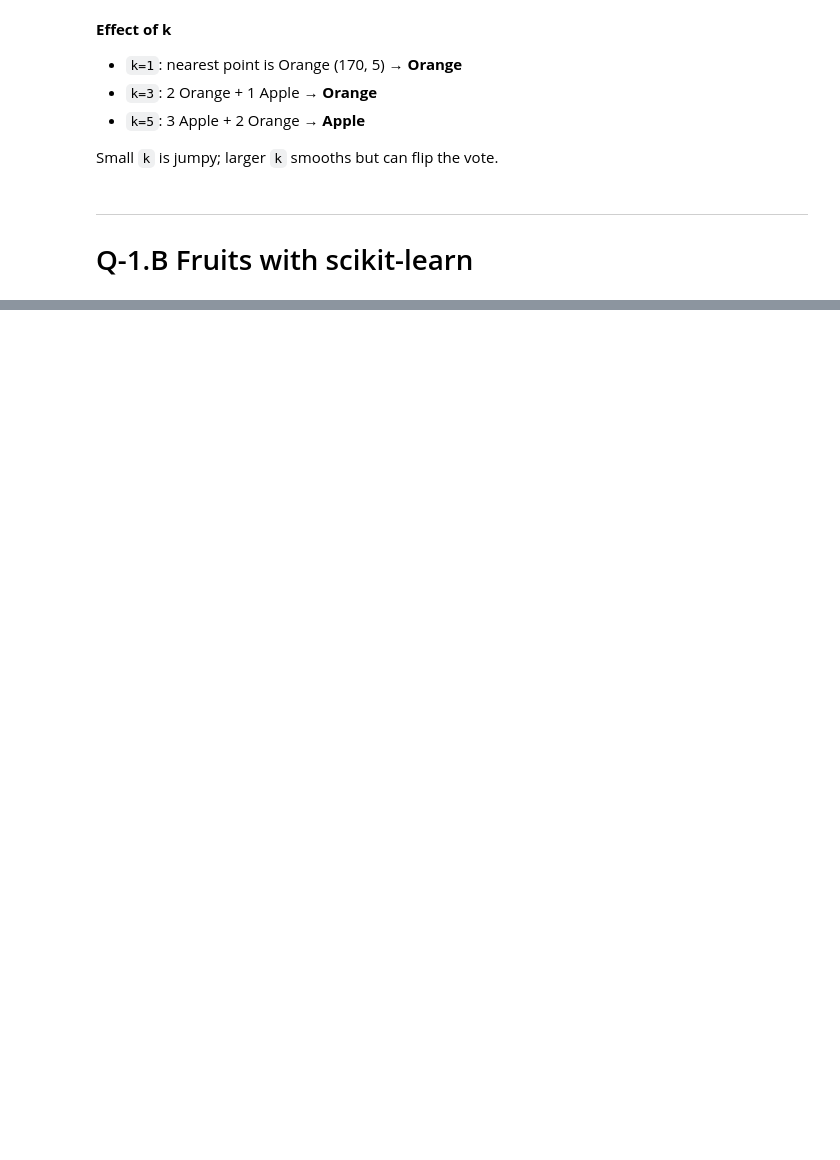
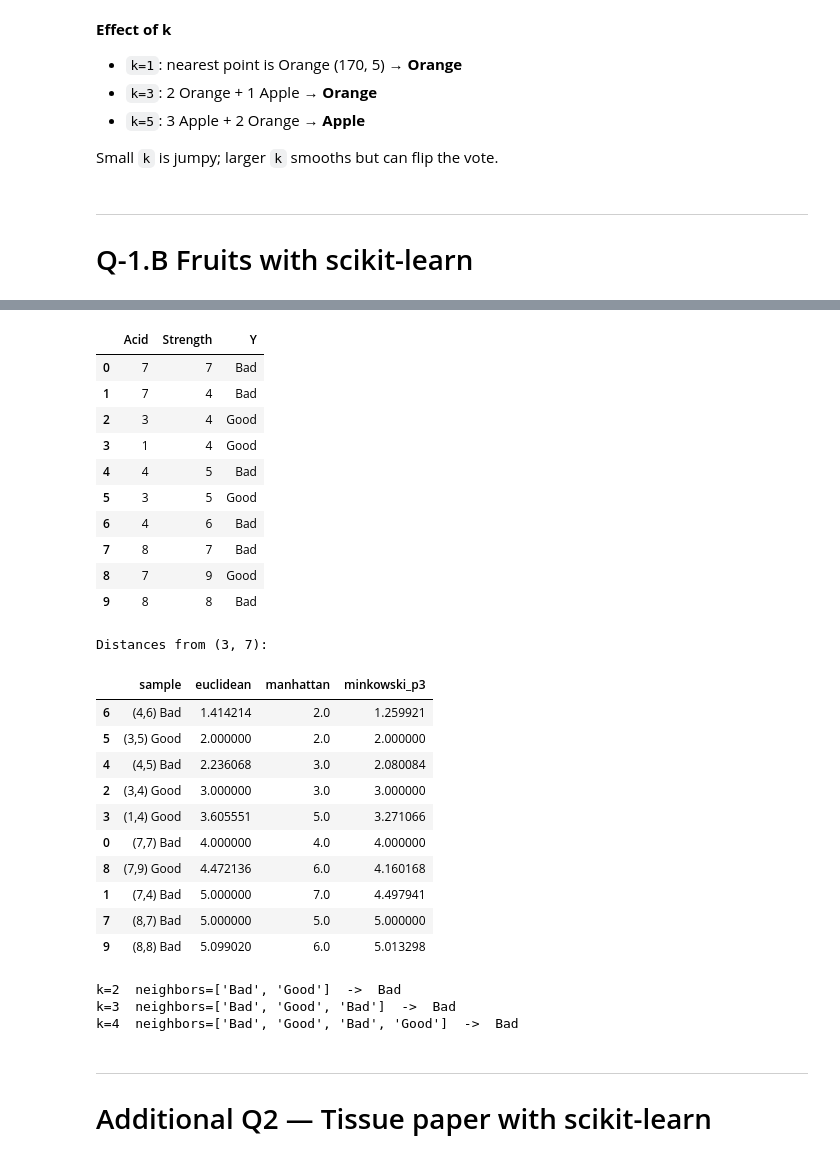
Before and after one commit to madhavasthana-oss/Machine-Learning, a Jupyter notebook: Lab8/lab8.ipynb, the cells around one changed output, grey strips where cells are left out. Cells and saved outputs as stored; diff of their text form; code cells hidden in the pictures; blank space fills up the shorter version.

```diff
--- a/Lab8/lab8.ipynb
+++ b/Lab8/lab8.ipynb
@@ -187,0 +374,46 @@ plt.show()
+# %%
+tissue = pd.DataFrame({
+    "Acid":     [7, 7, 3, 1, 4, 3, 4, 8, 7, 8],
+    "Strength": [7, 4, 4, 4, 5, 5, 6, 7, 9, 8],
+    "Y":        ["Bad", "Bad", "Good", "Good", "Bad", "Good", "Bad", "Bad", "Good", "Bad"],
+})
+display(tissue)
+
+X_t = tissue[["Acid", "Strength"]].to_numpy(float)
+y_t = tissue["Y"].to_numpy()
+q_t = np.array([3.0, 7.0])
+t_names = [f"({a},{s}) {lab}" for a, s, lab in zip(tissue.Acid, tissue.Strength, tissue.Y)]
+
+print("Distances from (3, 7):")
+display(all_distances_table(X_t, t_names, q_t))
+
+for k in (2, 3, 4):
+    pred, _, nn = knn_predict_one(X_t, y_t, q_t, k=k, mode="euclid")
+    print(f"k={k}  neighbors={list(y_t[nn])}  ->  {pred}")
+# %% [output]
+|  | Acid | Strength | Y |
+| 0 | 7 | 7 | Bad |
+| 1 | 7 | 4 | Bad |
+| 2 | 3 | 4 | Good |
+| 3 | 1 | 4 | Good |
+| 4 | 4 | 5 | Bad |
+| 5 | 3 | 5 | Good |
+| 6 | 4 | 6 | Bad |
+| 7 | 8 | 7 | Bad |
+| 8 | 7 | 9 | Good |
+| 9 | 8 | 8 | Bad |
+Distances from (3, 7):
+|  | sample | euclidean | manhattan | minkowski_p3 |
+| 6 | (4,6) Bad | 1.414214 | 2.0 | 1.259921 |
+| 5 | (3,5) Good | 2.000000 | 2.0 | 2.000000 |
+| 4 | (4,5) Bad | 2.236068 | 3.0 | 2.080084 |
+| 2 | (3,4) Good | 3.000000 | 3.0 | 3.000000 |
+| 3 | (1,4) Good | 3.605551 | 5.0 | 3.271066 |
+| 0 | (7,7) Bad | 4.000000 | 4.0 | 4.000000 |
+| 8 | (7,9) Good | 4.472136 | 6.0 | 4.160168 |
+| 1 | (7,4) Bad | 5.000000 | 7.0 | 4.497941 |
+| 7 | (8,7) Bad | 5.000000 | 5.0 | 5.000000 |
+| 9 | (8,8) Bad | 5.099020 | 6.0 | 5.013298 |
+k=2  neighbors=['Bad', 'Good']  ->  Bad
+k=3  neighbors=['Bad', 'Good', 'Bad']  ->  Bad
+k=4  neighbors=['Bad', 'Good', 'Bad', 'Good']  ->  Bad
@@ -187,0 +428,3 @@ plt.show()
+# %% [markdown]
+---
+# Additional Q2 — Tissue paper with scikit-learn
```
Also changed, not shown: parts of 22 cells of this notebook, 3 other files.
